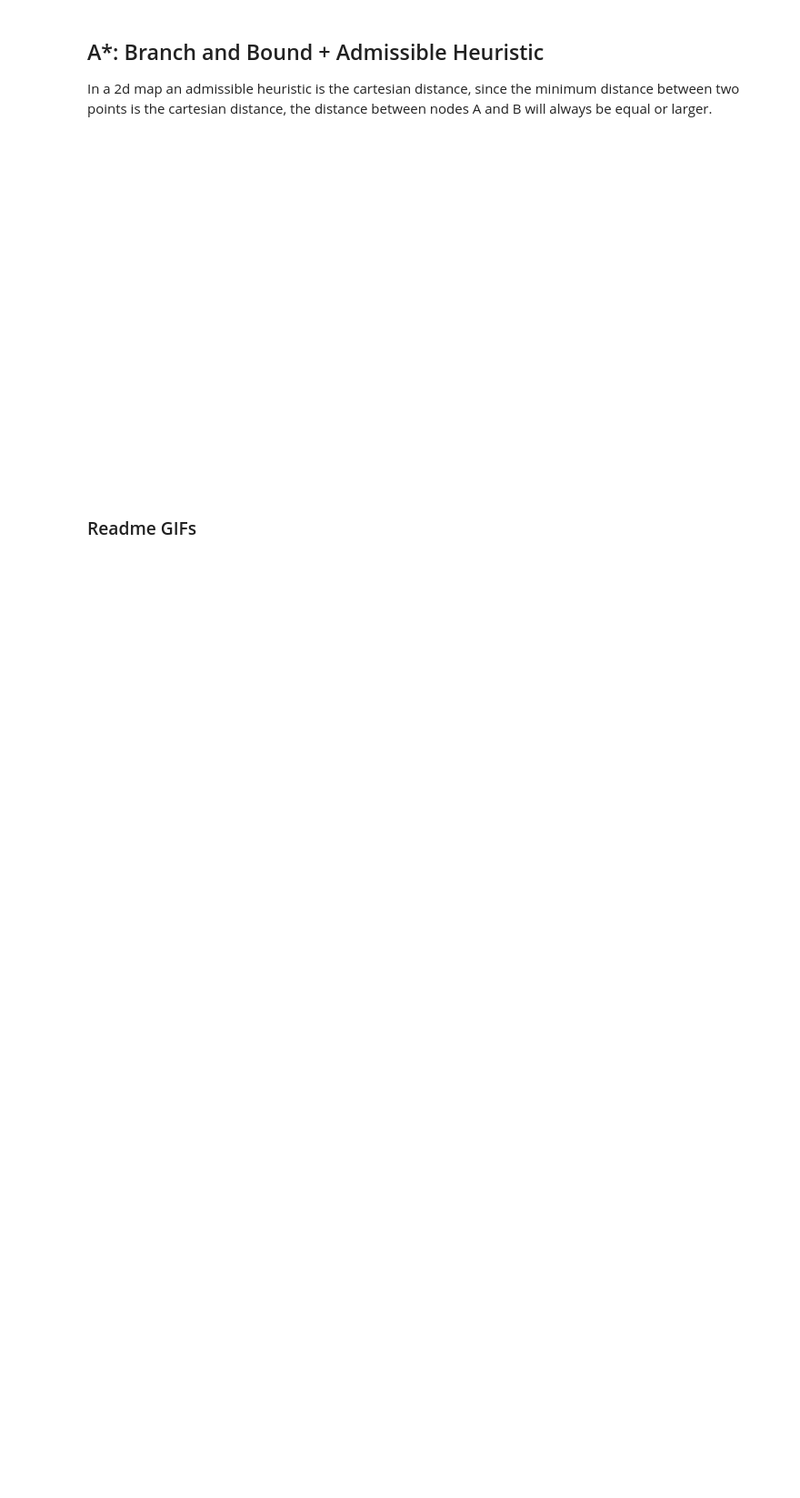
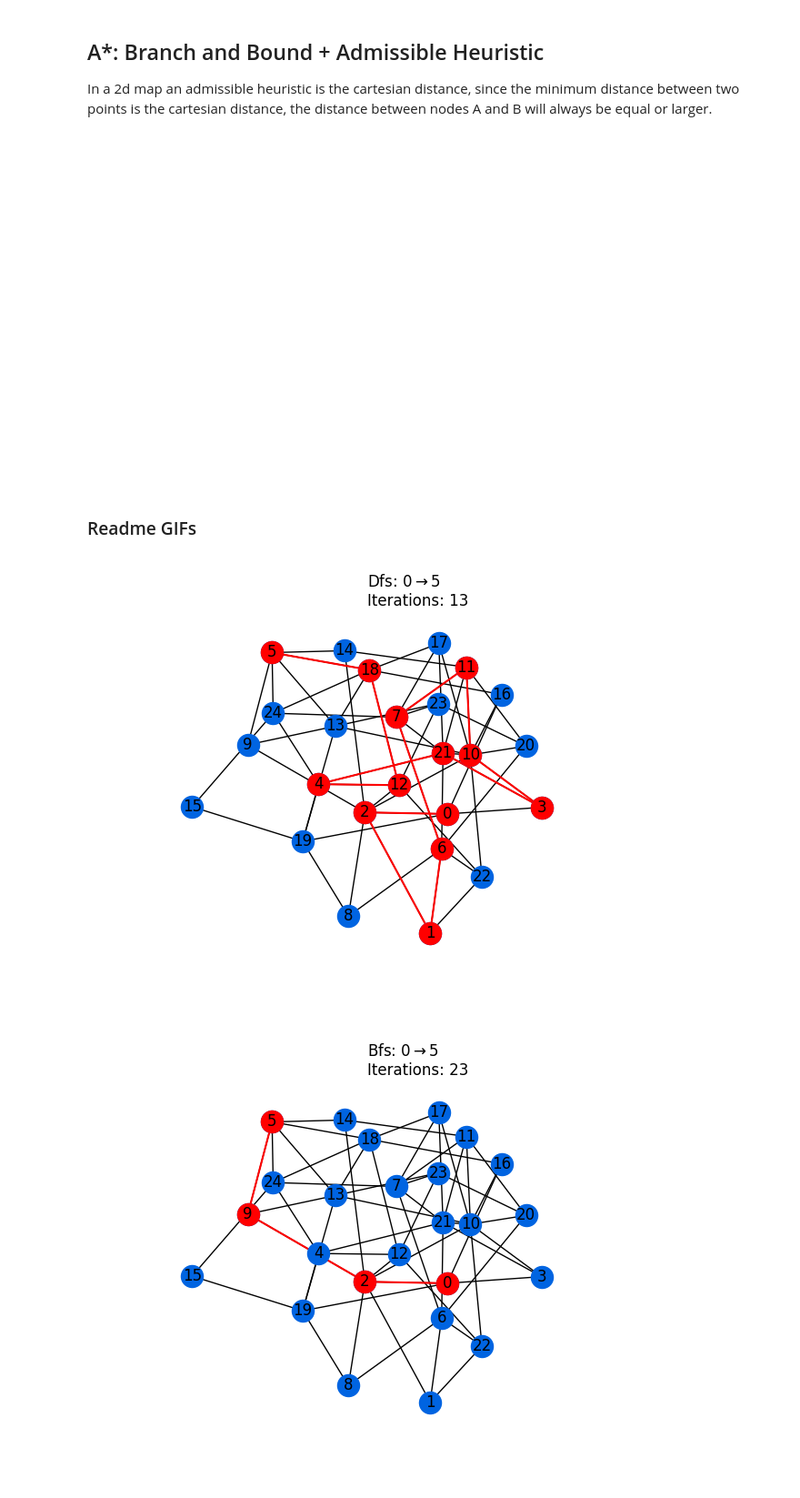
Before and after one commit to MaximoRdz/ARTIFICIAL-INTELLIGENCE, a Jupyter notebook: lab1-Searching-Heuristics/graph_networks.ipynb, the cells around one changed output. Shown at 91% size. Saved outputs shown, nothing was run; the diff lists cells and outputs as text; code cells hidden in the pictures; blank space fills up the shorter version.

```diff
--- a/lab1-Searching-Heuristics/graph_networks.ipynb
+++ b/lab1-Searching-Heuristics/graph_networks.ipynb
@@ -207,9 +210,13 @@ plt.show()
 ### Beam Search
 Follow the breadth first search level by level exploration but expands only the `w` best nodes and purges the rest.
 # %%
-def beam_search(G, start, end, heuristic, w):
+def beam_search(G, start, end, **kwargs):
     assert start in G, f"{start} node not in Graph"
     assert end in G, f"{end} node not in Graph"
+    assert "heuristic" in kwargs, "Heuristic function F(end, node) is expected"
+    assert "w" in kwargs, "Beam width 'w' is expected"
+    heuristic = kwargs["heuristic"]
+    w = kwargs["w"]
 
     q = deque([[start]])
     visited = set()
@@ -284,10 +291,17 @@ path_length(G, explored_paths_beam_search[-1])
 # %% [markdown]
 ### Branch and Bound
 Extend the path with the smallest accumulated length on the queue
+# %%
+def is_weighted_graph(G):
+    for edge in G.edges():
+        if "weight" not in G.edges[edge]:
+            return False
+    return True
 # %%
-def branch_n_bound(G, start, end):
+def branch_n_bound(G, start, end, **kwargs):
     assert start in G, f"{start} node not in Graph"
     assert end in G, f"{end} node not in Graph"
+    assert is_weighted_graph(G), "Weighted Graph required for optimal path search"
 
     q = [(0, [start])]  # state: accumulated distance, path
     explored_paths = []
@@ -343,9 +357,11 @@ Path Length: 1.56
 ## A*: Branch and Bound + Admissible Heuristic
 In a 2d map an admissible heuristic is the cartesian distance, since the minimum distance between two points is the cartesian distance, the distance between nodes A and B will always be equal or larger.
 # %%
-def A_star(G, start, end, heuristic):
+def A_star(G, start, end, **kwargs):
     assert start in G, f"{start} node not in Graph"
     assert end in G, f"{end} node not in Graph"
+    assert "heuristic" in kwargs, "Heuristic function F(end, node) is expected"
+    heuristic = kwargs["heuristic"]
 
     q = [(0, 0, [start])]  # state: estimate distance, accumulated distance, path
     explored_paths = []
@@ -428,0 +415,51 @@ for algo_a, algo_b in [
+# %%
+searching_animations = {
+    "dfs": dfs,                                     # dfs(G, start, end)
+    "bfs": bfs,                                     # bfs(G, start, end)
+    "hill_climbing": hill_climbing,                 # hill_climbing(G, start, end, heuristic)
+    "beam_search": beam_search,                     # beam_search(G, start, end, heuristc, w)
+    "branch_n_bound": branch_n_bound,               # branch_n_bound(G, start, end)         # Weighted G
+    "A_star": A_star                                # A_start(G, start, end, heuristic)     # Weighted G
+}
+
+
+G = nx.erdos_renyi_graph(25, 0.2, seed=195)
+positions = nx.spring_layout(G, seed=123)
+start, end = 0, 5
+
+
+def cartesian_distance(node_positions, end, node):
+    node_end_vector  = node_positions[end] - node_positions[node]
+    return np.sqrt((node_end_vector * node_end_vector).sum())
+
+cartesian_distance = partial(cartesian_distance, positions)
+
+# Weighted Graph:
+# this implementation will use the actual lenght of the path in future examples related to city travelling
+# might be usefull to considerated weight[time] = length / allowed_speed
+for edge in G.edges():
+    distance = cartesian_distance(edge[1], edge[0])
+    G.edges[edge]["weight"] = distance
+
+for key, algo in searching_animations.items():
+    fig, ax = plt.subplots(figsize=(6, 5))
+
+    explored_paths = algo(G, start, end, heuristic=cartesian_distance, w=2)
+
+    animation = animate_search(
+        fig, ax,
+        G, positions,
+        f"{key.capitalize()}: " + rf"${start} \rightarrow {end}$" + f"\nIterations: {len(explored_paths)}",
+        explored_paths,
+        interval=200
+        )
+
+    animation.save(
+        f"./gifs/{key}.gif",
+        writer=writer,
+        dpi=150
+    )
+    plt.show()
+# %% [output]
+[figure, added]
+[figure, added]
```
Also changed, not shown: parts of 11 cells of this notebook, 1 other file.
